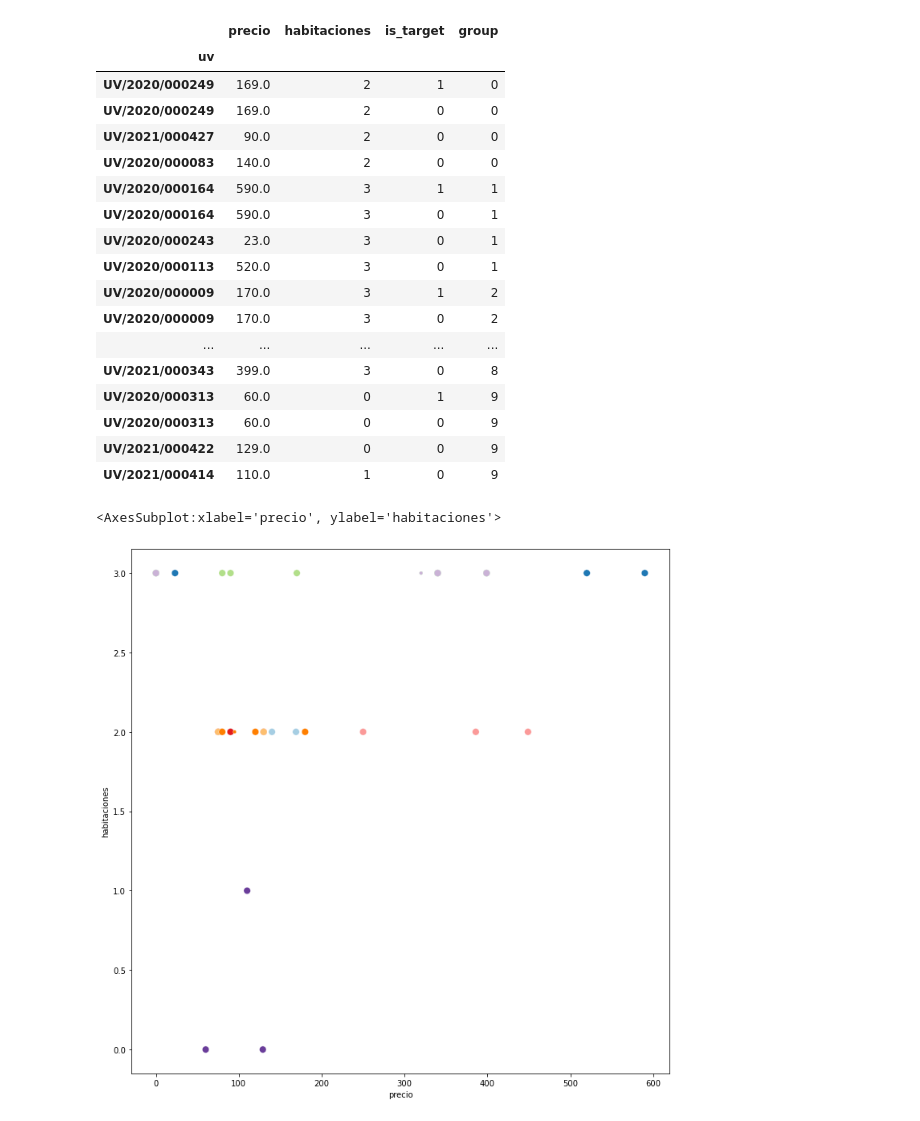
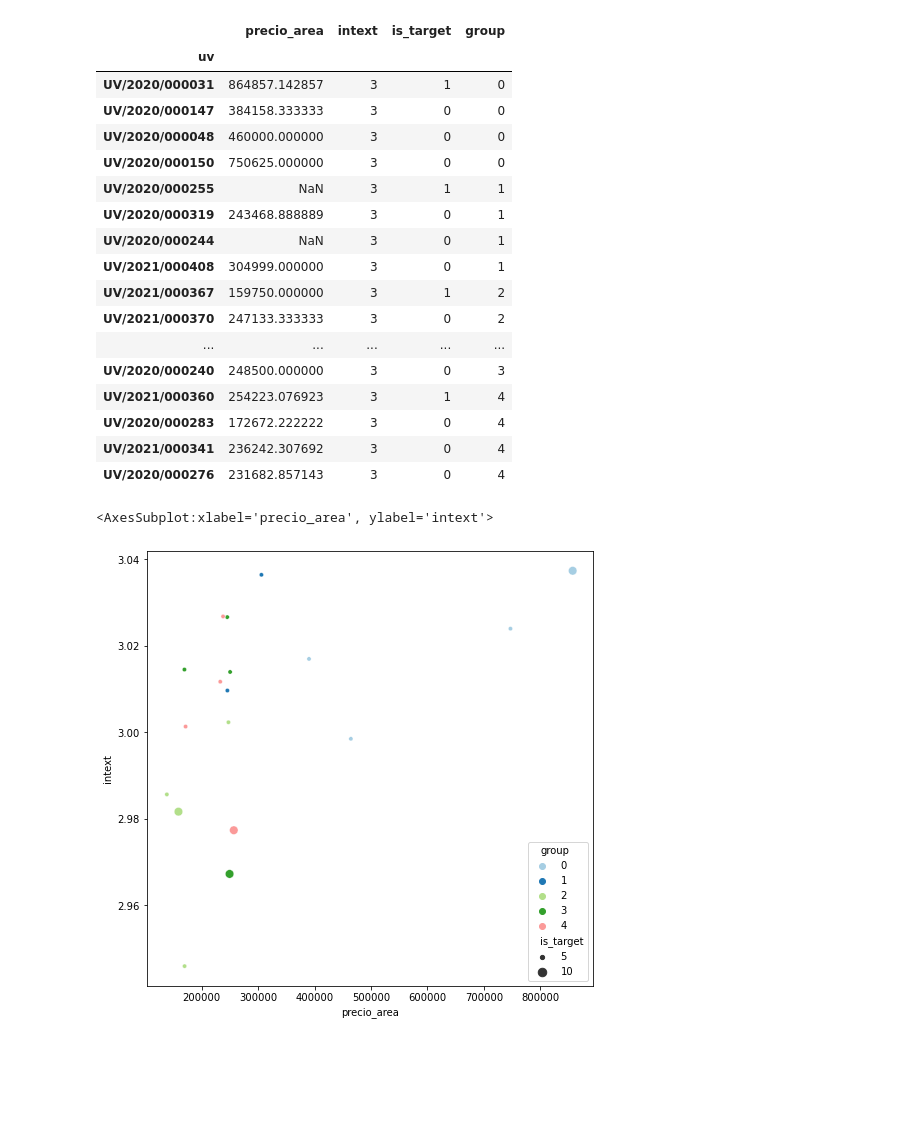
Before and after one commit to emilio-carrasco/clikalia, a Jupyter notebook: tester/tester.ipynb, the cells around one changed output. Cells and saved outputs as stored; diff of their text form; code cells hidden in the pictures; blank space fills up the shorter version.

```diff
--- a/tester/tester.ipynb
+++ b/tester/tester.ipynb
@@ -8,5 +9,7 @@ import matplotlib.pyplot as plt
 ruta='pisos_limpios.csv'
 df = pd.read_csv(ruta,sep=',')
 df.set_index('uv', inplace=True)
-with open('./perfiles/single.json') as archivo:
+df=df[df.precio>0]
+with open('./perfiles/perfil1.json') as archivo:
             opciones = json.load(archivo)
+(df.precio==0).sum()
@@ -13,6 +33,6 @@ with open('./perfiles/single.json') as archivo:
 # %%
-columnas = ['precio', 'habitaciones']
-n_targets = 10
+columnas = ['precio_area', 'intext']
+n_targets = 5
 k = 3
 # inds = [45, 56, 66, 77, 12]
 # assert len(inds) == n_targets
@@ -25,7 +45,7 @@ for i in range(n_targets):
     df_test.drop(target.index, axis=0, inplace=True)
     # target = df.loc[inds[i]]
     # get top similar
-    similar_df = get_top_similar(df,target, opciones, k)
+    similar_df = get_top_similar(df_test,target, opciones, k)
 
     # etiquetar target
     target['is_target'] = 1
@@ -42,30 +62,34 @@ df_groups = pd.concat(dfs)
 # %%
 df_groups
 # %% [output]
-|  | precio | habitaciones | is_target | group |
+|  | precio_area | intext | is_target | group |
 | uv |  |  |  |  |
-| UV/2020/000249 | 169.0 | 2 | 1 | 0 |
-| UV/2020/000249 | 169.0 | 2 | 0 | 0 |
-| UV/2021/000427 | 90.0 | 2 | 0 | 0 |
-| UV/2020/000083 | 140.0 | 2 | 0 | 0 |
-| UV/2020/000164 | 590.0 | 3 | 1 | 1 |
-| UV/2020/000164 | 590.0 | 3 | 0 | 1 |
-| UV/2020/000243 | 23.0 | 3 | 0 | 1 |
-| UV/2020/000113 | 520.0 | 3 | 0 | 1 |
-| UV/2020/000009 | 170.0 | 3 | 1 | 2 |
-| UV/2020/000009 | 170.0 | 3 | 0 | 2 |
+| UV/2020/000031 | 864857.142857 | 3 | 1 | 0 |
+| UV/2020/000147 | 384158.333333 | 3 | 0 | 0 |
+| UV/2020/000048 | 460000.000000 | 3 | 0 | 0 |
+| UV/2020/000150 | 750625.000000 | 3 | 0 | 0 |
+| UV/2020/000255 | NaN | 3 | 1 | 1 |
+| UV/2020/000319 | 243468.888889 | 3 | 0 | 1 |
+| UV/2020/000244 | NaN | 3 | 0 | 1 |
+| UV/2021/000408 | 304999.000000 | 3 | 0 | 1 |
+| UV/2021/000367 | 159750.000000 | 3 | 1 | 2 |
+| UV/2021/000370 | 247133.333333 | 3 | 0 | 2 |
 | ... | ... | ... | ... | ... |
-| UV/2021/000343 | 399.0 | 3 | 0 | 8 |
-| UV/2020/000313 | 60.0 | 0 | 1 | 9 |
-| UV/2020/000313 | 60.0 | 0 | 0 | 9 |
-| UV/2021/000422 | 129.0 | 0 | 0 | 9 |
-| UV/2021/000414 | 110.0 | 1 | 0 | 9 |
+| UV/2020/000240 | 248500.000000 | 3 | 0 | 3 |
+| UV/2021/000360 | 254223.076923 | 3 | 1 | 4 |
+| UV/2020/000283 | 172672.222222 | 3 | 0 | 4 |
+| UV/2021/000341 | 236242.307692 | 3 | 0 | 4 |
+| UV/2020/000276 | 231682.857143 | 3 | 0 | 4 |
 # %%
 colores=['r','g','y','b','c']
 fig=plt.gcf()
-fig.set_size_inches(12,12)
+fig.set_size_inches(8,8)
 #sns.set_palette("Paired")
-sns.scatterplot(x=df_groups[columnas[0]], y=df_groups[columnas[1]], size=df_groups.is_target, hue=df_groups.group, legend=False, palette='Paired')
+
+def jitter(values):
+    return values * np.random.normal(1,0.008,values.shape)
+
+sns.scatterplot(x=jitter(df_groups[columnas[0]]), y=jitter(df_groups[columnas[1]]), size=5+5*df_groups.is_target, hue=df_groups.group, palette='Paired')
 # %% [output]
-<AxesSubplot:xlabel='precio', ylabel='habitaciones'>
+<AxesSubplot:xlabel='precio_area', ylabel='intext'>
-[figure, old version]
+[figure, new version]
```
Also changed, not shown: parts of 5 cells of this notebook, 4 other files.
